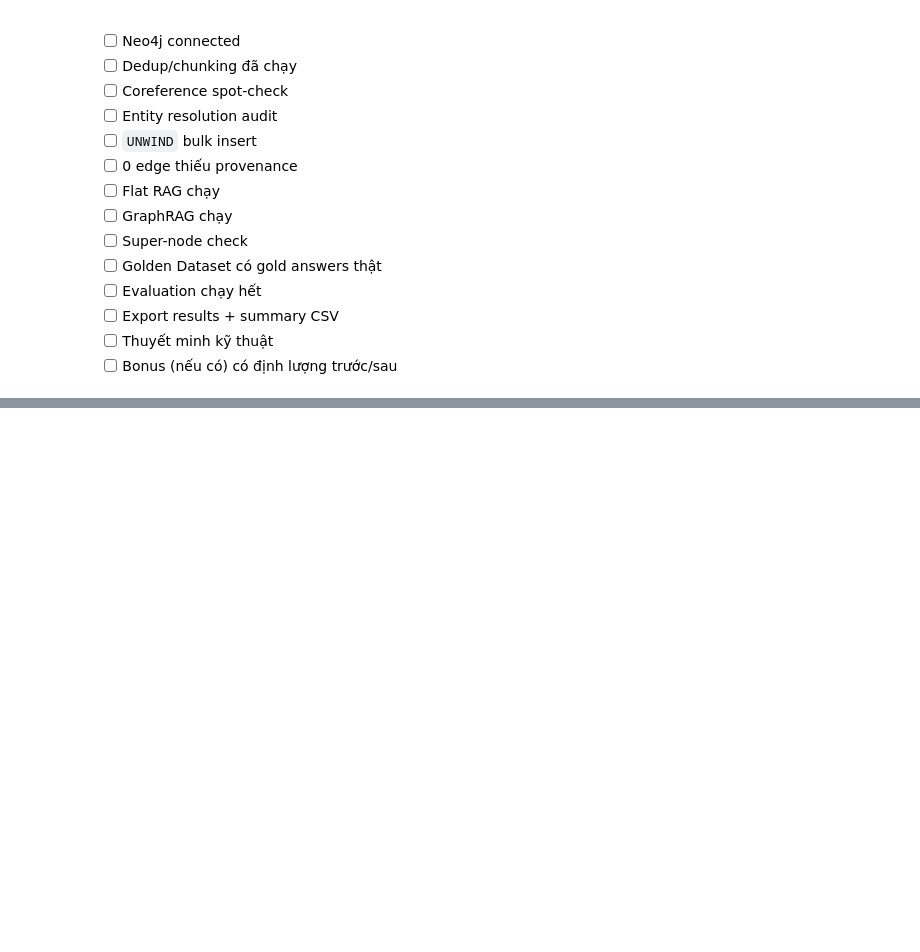
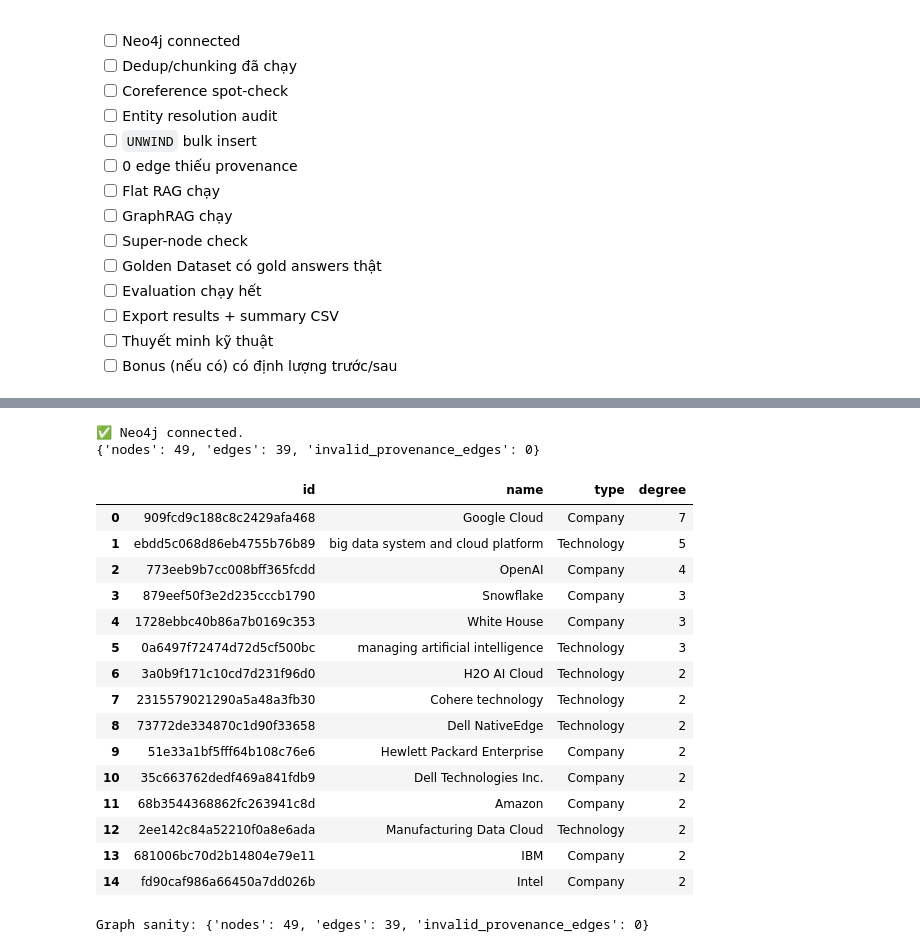
Before and after one commit to quangdao2k5/Day19-2A202601014-DaoKieuThinhQuang, a Jupyter notebook: Day19_GraphRAG_vs_FlatRAG_Production_Lab_Guide.ipynb, the cells around one changed output, grey strips where cells are left out. Drawn from its saved outputs; the diff is of its cells as text; code cells hidden in the pictures; blank space fills up the shorter version.

```diff
--- a/Day19_GraphRAG_vs_FlatRAG_Production_Lab_Guide.ipynb
+++ b/Day19_GraphRAG_vs_FlatRAG_Production_Lab_Guide.ipynb
@@ -1580,0 +1612,25 @@ def self_correcting_context(question):
+# %%
+#@title Submission evidence — Neo4j graph and provenance check
+connect_neo4j()
+graph_counts, top_degree_df = graph_checks()
+print('Graph sanity:', graph_counts)
+# %% [output]
+✅ Neo4j connected.
+{'nodes': 49, 'edges': 39, 'invalid_provenance_edges': 0}
+|  | id | name | type | degree |
+| 0 | 909fcd9c188c8c2429afa468 | Google Cloud | Company | 7 |
+| 1 | ebdd5c068d86eb4755b76b89 | big data system and cloud platform | Technology | 5 |
+| 2 | 773eeb9b7cc008bff365fcdd | OpenAI | Company | 4 |
+| 3 | 879eef50f3e2d235cccb1790 | Snowflake | Company | 3 |
+| 4 | 1728ebbc40b86a7b0169c353 | White House | Company | 3 |
+| 5 | 0a6497f72474d72d5cf500bc | managing artificial intelligence | Technology | 3 |
+| 6 | 3a0b9f171c10cd7d231f96d0 | H2O AI Cloud | Technology | 2 |
+| 7 | 2315579021290a5a48a3fb30 | Cohere technology | Technology | 2 |
+| 8 | 73772de334870c1d90f33658 | Dell NativeEdge | Technology | 2 |
+| 9 | 51e33a1bf5fff64b108c76e6 | Hewlett Packard Enterprise | Company | 2 |
+| 10 | 35c663762dedf469a841fdb9 | Dell Technologies Inc. | Company | 2 |
+| 11 | 68b3544368862fc263941c8d | Amazon | Company | 2 |
+| 12 | 2ee142c84a52210f0a8e6ada | Manufacturing Data Cloud | Technology | 2 |
+| 13 | 681006bc70d2b14804e79e11 | IBM | Company | 2 |
+| 14 | fd90caf986a66450a7dd026b | Intel | Company | 2 |
+Graph sanity: {'nodes': 49, 'edges': 39, 'invalid_provenance_edges': 0}
```
Also changed, not shown: parts of 7 cells of this notebook, 1 other file.
